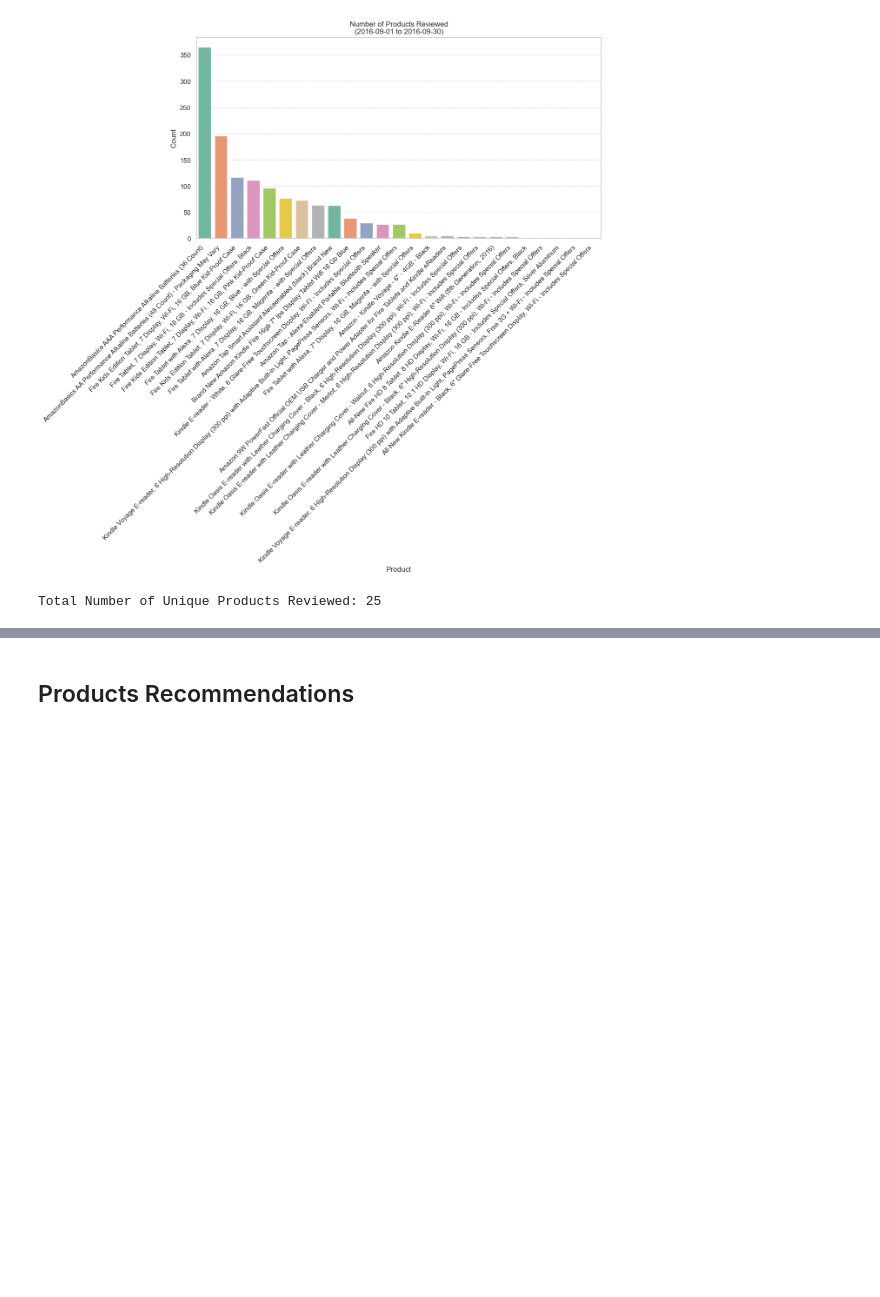
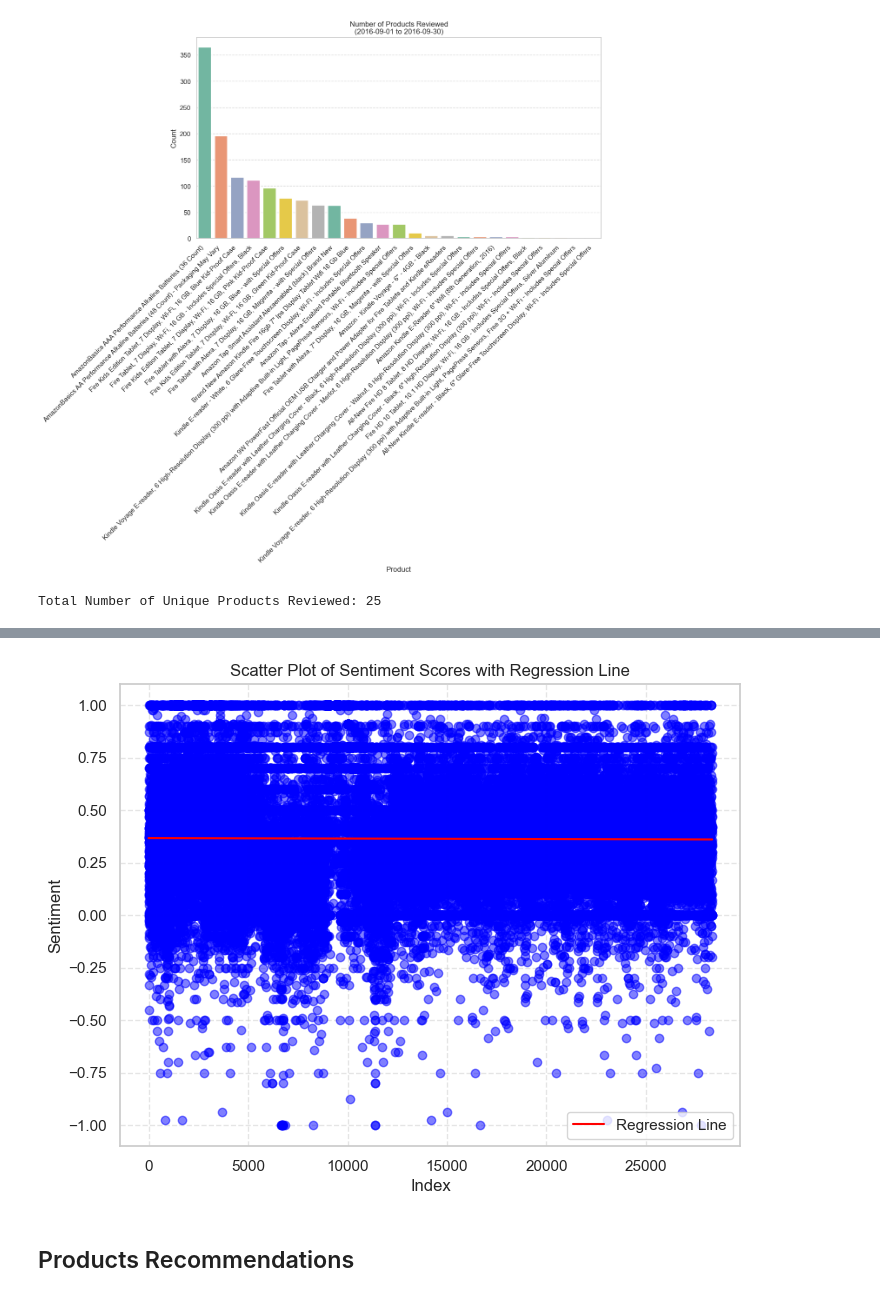
Before and after one commit to muhkashiff/amazon_products_sentimental_analysis, a Jupyter notebook: amazon_products_sentimental.ipynb, the cells around one changed output, grey strips where cells are left out. Drawn from its saved outputs; the diff is of its cells as text; code cells hidden in the pictures; blank space fills up the shorter version.

```diff
--- a/amazon_products_sentimental.ipynb
+++ b/amazon_products_sentimental.ipynb
@@ -647,3 +684,23 @@ Total Number of Unique Products Reviewed: 25
+# %%
+# Extracting x and y values
+x = sentiment_df.index
+y = sentiment_df['sentiment']
+
+# Calculating slope (m) and intercept (b) for the regression line
+m, b = np.polyfit(x, y, 1)
+
+# Create a scatter plot
+plt.figure(figsize=(8, 6))
+plt.scatter(x, y, color='blue', alpha=0.5)
+plt.plot(x, m*x + b, color='red', linestyle='-', label='Regression Line')
+plt.title('Scatter Plot of Sentiment Scores with Regression Line')
+plt.xlabel('Index')
+plt.ylabel('Sentiment')
+plt.legend()
+plt.grid(True, linestyle='--', alpha=0.5)
+plt.show()
+# %% [output]
+[figure, added]
 # %% [markdown]
 ## Products Recommendations
 # %% [markdown]
```
Also changed, not shown: parts of 4 cells of this notebook.
